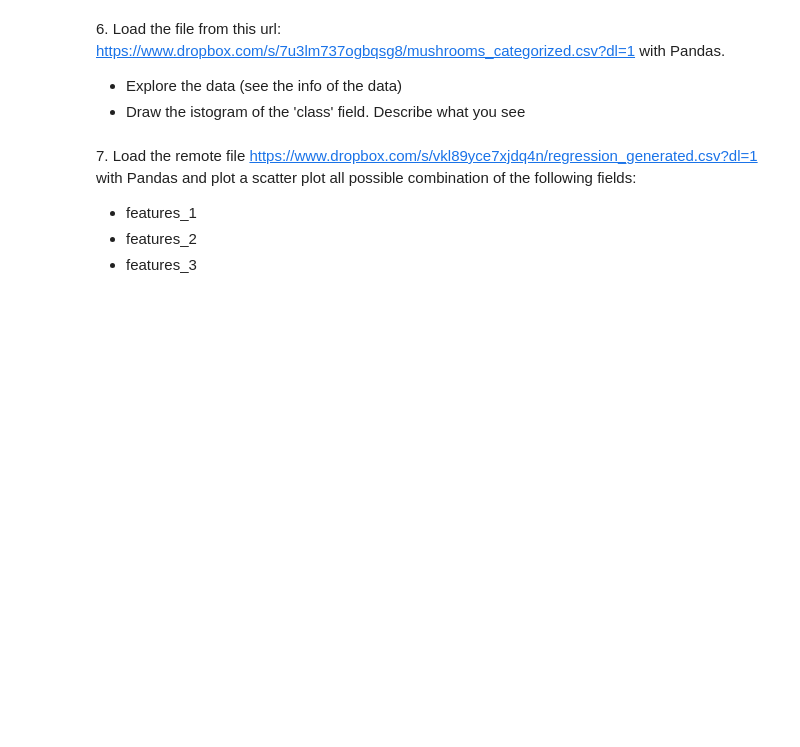
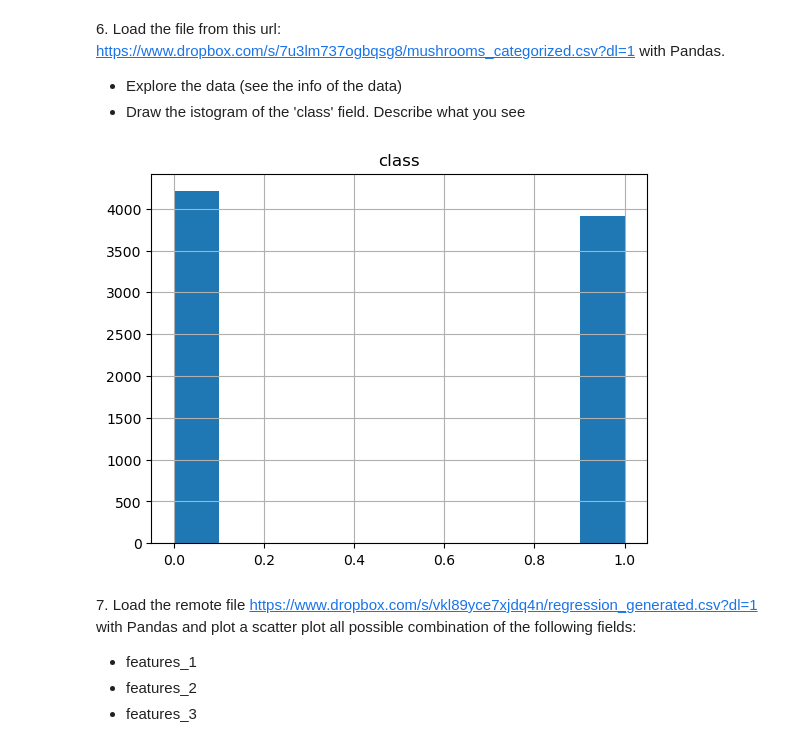
Before and after one commit to LiberoP/LaboratoryOfComputationalPhysics_Y8, a Jupyter notebook: 05ex_OSEMN.ipynb, the cells around one changed output. Drawn from its saved outputs; the diff is of its cells as text; code cells hidden in the pictures; blank space fills up the shorter version.

```diff
--- a/05ex_OSEMN.ipynb
+++ b/05ex_OSEMN.ipynb
@@ -59,3 +95,11 @@ Each character is composed by 6 bit (even the space) and the last 4 bit are just
+# %%
+url="https://www.dropbox.com/s/7u3lm737ogbqsg8/mushrooms_categorized.csv?dl=1"
+df=pd.read_csv(url)
+df.hist("class")
+plt.show()
+# ---> two classes, data almost equally distributed in them
+# %% [output]
+[figure, added]
 # %% [markdown]
 7\. Load the remote file [https://www.dropbox.com/s/vkl89yce7xjdq4n/regression_generated.csv?dl=1](https://www.dropbox.com/s/vkl89yce7xjdq4n/regression_generated.csv?dl=1) with Pandas and plot a scatter plot all possible combination of the following fields:
 
```
Also changed, not shown: parts of 17 cells of this notebook, 5 other files.
